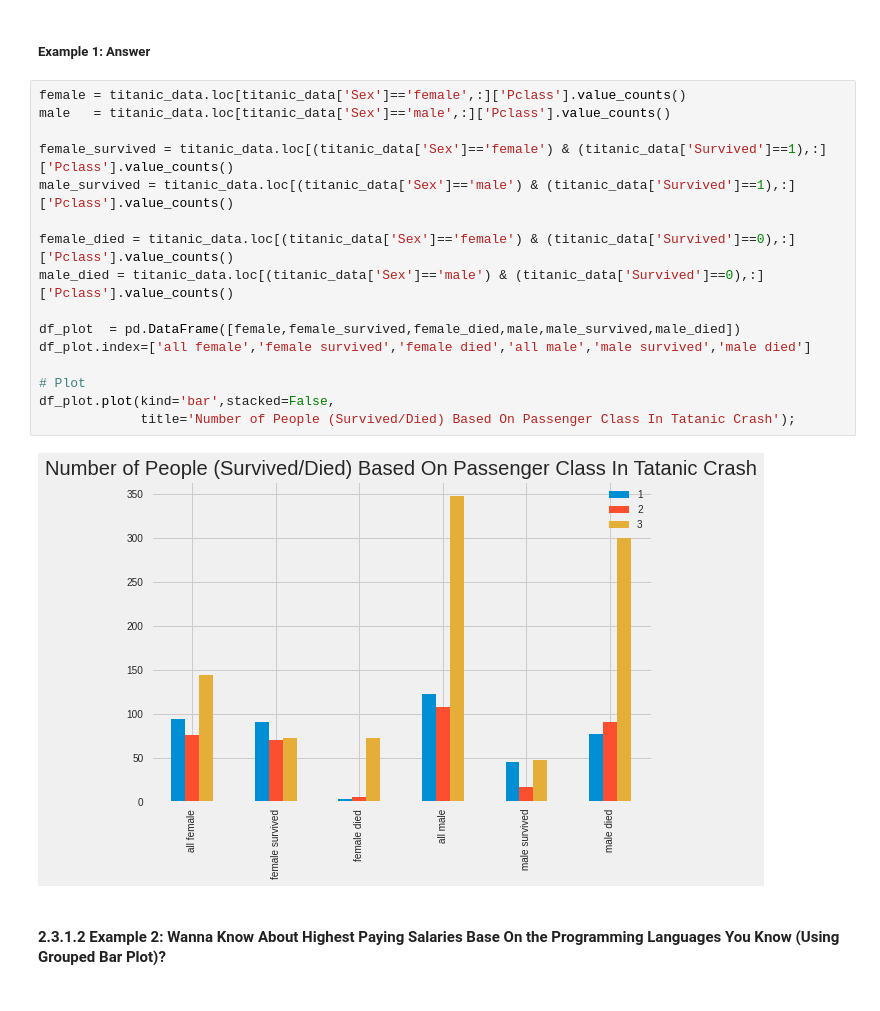
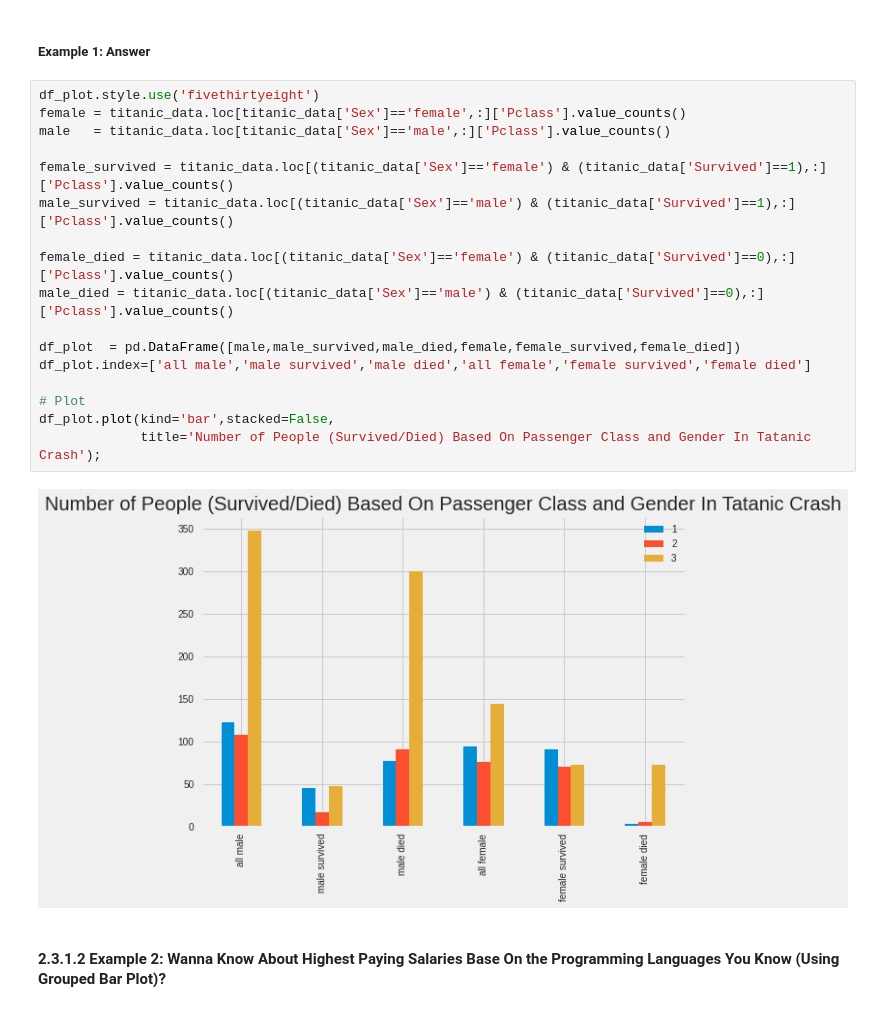
Before and after one commit to GPrathap/pythonII, a Jupyter notebook: matplotlib/matplot-new.ipynb, the cells around one changed output. Saved outputs shown, nothing was run; the diff lists cells and outputs as text.

```diff
--- a/matplotlib/matplot-new.ipynb
+++ b/matplotlib/matplot-new.ipynb
@@ -360,23 +368,24 @@ If you want to plot Grouped barplots then use seaborn package using hue='groupCo
 # %% [markdown]
 ##### **Example 1**: Answer
 # %%
+df_plot.style.use('fivethirtyeight')
 female = titanic_data.loc[titanic_data['Sex']=='female',:]['Pclass'].value_counts()
 male   = titanic_data.loc[titanic_data['Sex']=='male',:]['Pclass'].value_counts()
 
 female_survived = titanic_data.loc[(titanic_data['Sex']=='female') & (titanic_data['Survived']==1),:]['Pclass'].value_counts()
 male_survived = titanic_data.loc[(titanic_data['Sex']=='male') & (titanic_data['Survived']==1),:]['Pclass'].value_counts()
 
 female_died = titanic_data.loc[(titanic_data['Sex']=='female') & (titanic_data['Survived']==0),:]['Pclass'].value_counts()
 male_died = titanic_data.loc[(titanic_data['Sex']=='male') & (titanic_data['Survived']==0),:]['Pclass'].value_counts()
 
-df_plot  = pd.DataFrame([female,female_survived,female_died,male,male_survived,male_died])
-df_plot.index=['all female','female survived','female died','all male','male survived','male died']
+df_plot  = pd.DataFrame([male,male_survived,male_died,female,female_survived,female_died])
+df_plot.index=['all male','male survived','male died','all female','female survived','female died']
 
 # Plot
 df_plot.plot(kind='bar',stacked=False,
-             title='Number of People (Survived/Died) Based On Passenger Class In Tatanic Crash');
+             title='Number of People (Survived/Died) Based On Passenger Class and Gender In Tatanic Crash');
 # %% [output]
-[figure, old version]
+[figure, new version]
 # %% [markdown]
 #### **2.3.1.2 Example 2**: Wanna Know About Highest Paying Salaries Base On the Programming Languages You Know (Using Grouped Bar Plot)?
 # %% [markdown]
```
Also changed, not shown: parts of 13 cells of this notebook.
